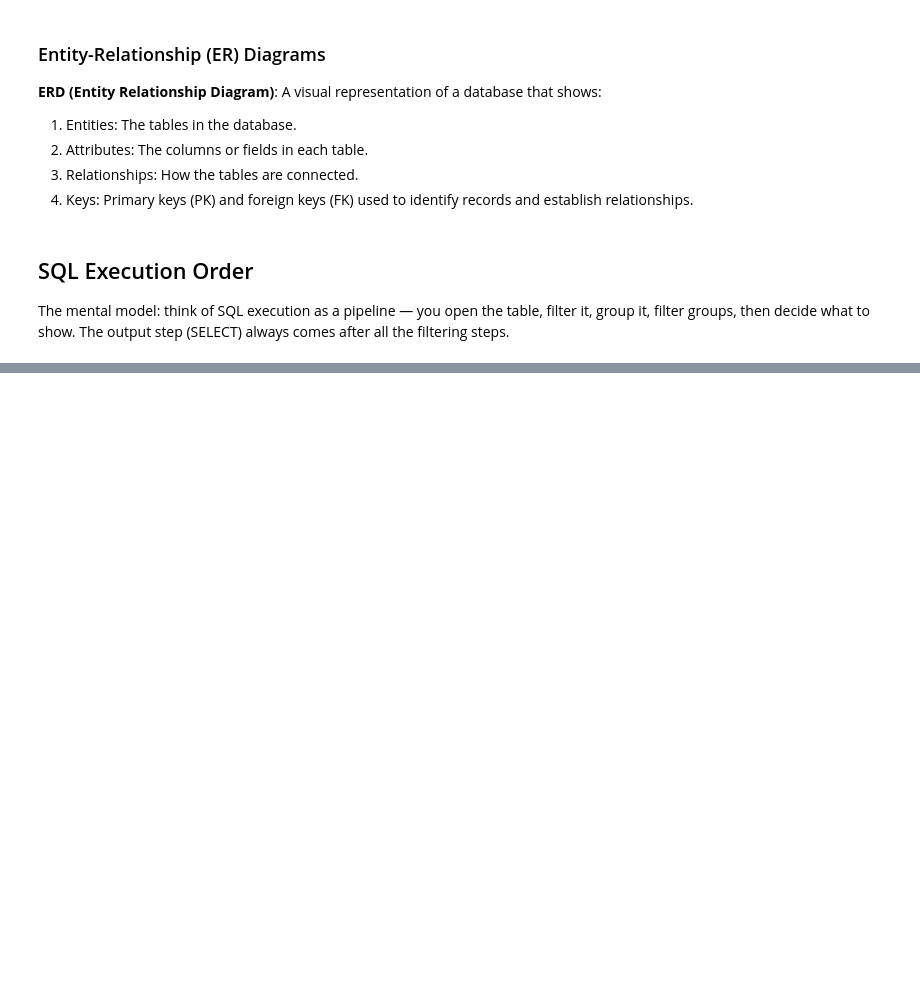
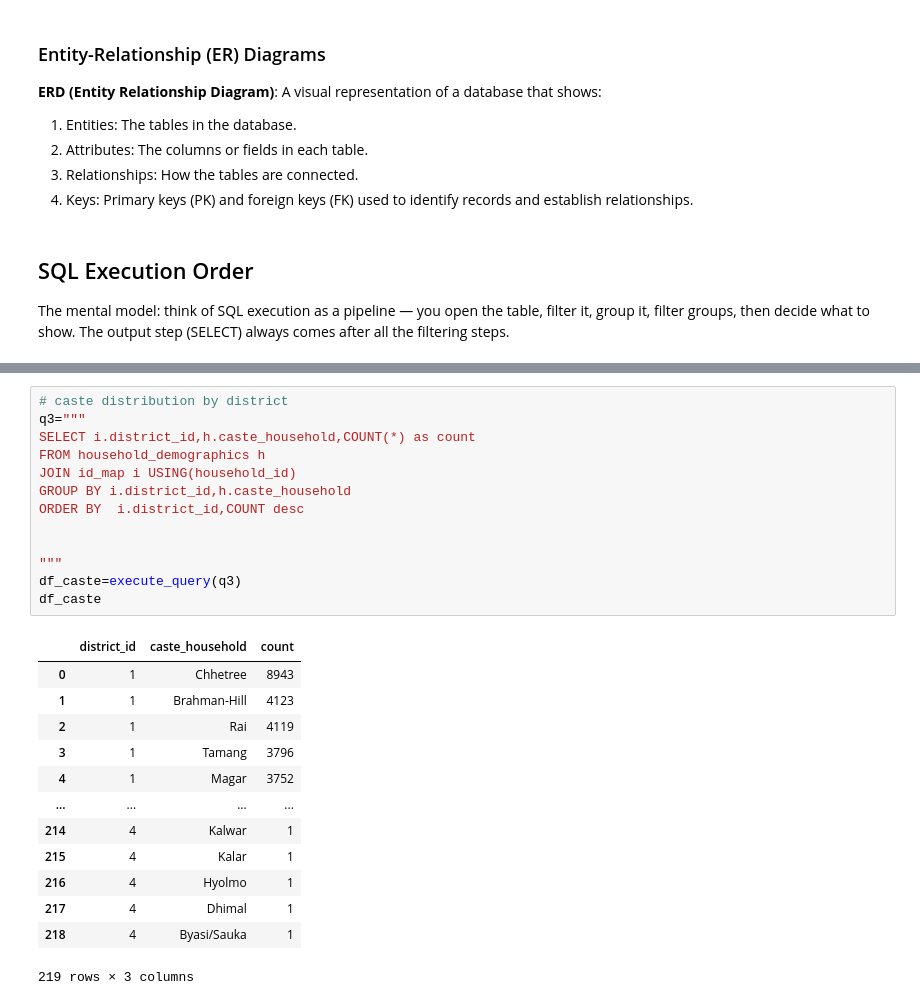
Before and after one commit to G-Gakii/Earthquake_damage_in_nepal_prediction, a Jupyter notebook: notebook/01_data_cleaning.ipynb, the cells around one changed output, grey strips where cells are left out. Saved outputs shown, nothing was run; the diff lists cells and outputs as text; blank space fills up the shorter version.

```diff
--- a/notebook/01_data_cleaning.ipynb
+++ b/notebook/01_data_cleaning.ipynb
@@ -186,0 +258,27 @@ The mental model: think of SQL execution as a pipeline — you open the table, f
+# %%
+# caste distribution by district
+q3="""
+SELECT i.district_id,h.caste_household,COUNT(*) as count
+FROM household_demographics h
+JOIN id_map i USING(household_id)
+GROUP BY i.district_id,h.caste_household
+ORDER BY  i.district_id,COUNT desc
+
+
+"""
+df_caste=execute_query(q3)
+df_caste
+# %% [output]
+|  | district_id | caste_household | count |
+| 0 | 1 | Chhetree | 8943 |
+| 1 | 1 | Brahman-Hill | 4123 |
+| 2 | 1 | Rai | 4119 |
+| 3 | 1 | Tamang | 3796 |
+| 4 | 1 | Magar | 3752 |
+| ... | ... | ... | ... |
+| 214 | 4 | Kalwar | 1 |
+| 215 | 4 | Kalar | 1 |
+| 216 | 4 | Hyolmo | 1 |
+| 217 | 4 | Dhimal | 1 |
+| 218 | 4 | Byasi/Sauka | 1 |
+219 rows × 3 columns
```
Also changed, not shown: parts of 20 cells of this notebook, 5 other files.
